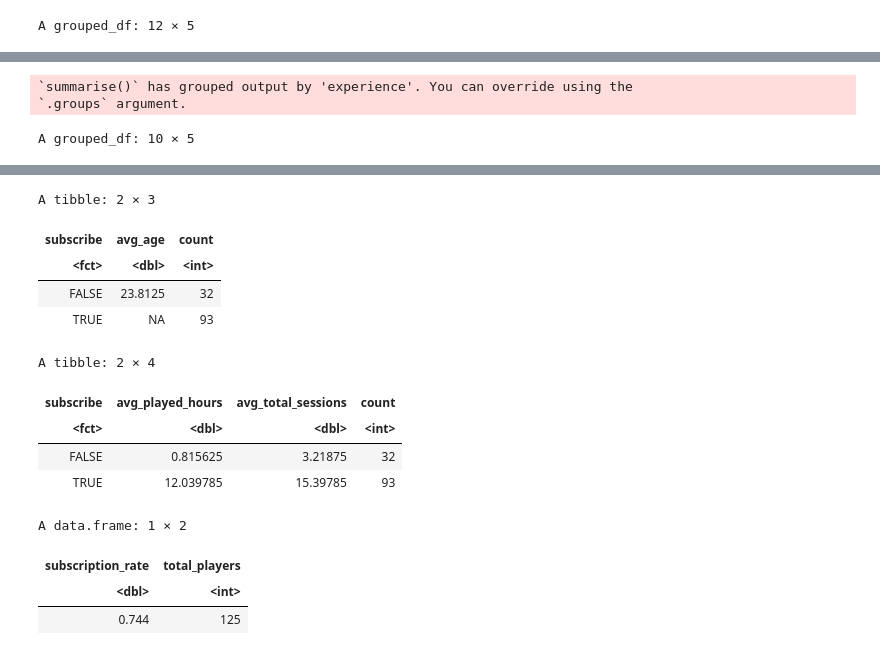
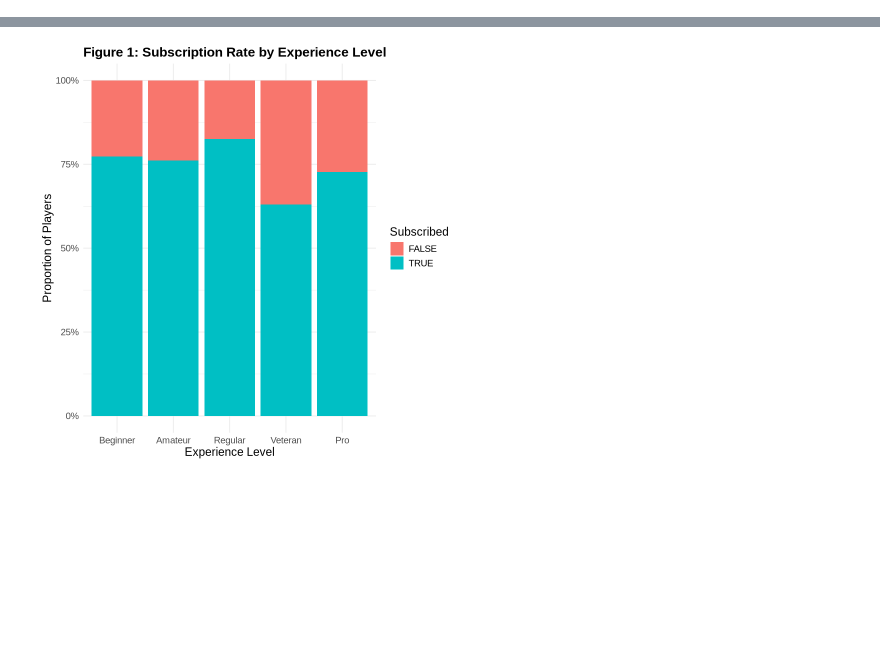
Before and after one commit to emily2628/Dsci-100---Final-Project, a Jupyter notebook: group_final_report.ipynb, the cells around one changed output, grey strips where cells are left out. Cells and saved outputs as stored; diff of their text form; code cells hidden in the pictures; blank space fills up the shorter version.

```diff
--- a/group_final_report.ipynb
+++ b/group_final_report.ipynb
@@ -175,48 +243,17 @@ I will use classification because our specific question asks to predict whether
 # %%
-# I will go over all predictors/variables to compare with subscription
-
-# Subscription rates by gender (multiply by 100 to get the percentage if we need)
-gender_summary <- model_data |>
-  group_by(gender, subscribe) |>
-  summarize(count = n()) |>
-  group_by(gender) |>
-  mutate(total = sum(count),
-         subscription_rate = count / total)
-
-gender_summary
-
-# Subscription rates by experience level (multiply by 100 to get the percentage if we need)
-experience_summary <- model_data |>
-  group_by(experience, subscribe) |>
-  summarize(count = n()) |>
-  group_by(experience) |>
-  mutate(total = sum(count),
-         subscription_rate = count / total)
-
-experience_summary
-
-
-# Average age by subscription status
-age_summary <- model_data |>
-  group_by(subscribe) |>
-  summarize(avg_age = mean(Age),
-            count = n())
-
-age_summary
-
-# Average engagement by subscription status
-engagement_summary <- model_data |>
-  group_by(subscribe) |>
-  summarize(avg_played_hours = mean(played_hours),
-            avg_total_sessions = mean(total_sessions),
-            count = n())
-
-engagement_summary
-
-# Correlation between numeric variables and subscription
-total_subscription_rate <- model_data |>
-  summarize(subscription_rate = mean(subscribe == TRUE),
-            total_players = n())
-
-total_subscription_rate
+# Plot subscription rate by experience level (proportion bar plot)
+ggplot(model_data_clean, aes(x = experience, fill = subscribe)) +
+    geom_bar(position = "fill") +
+    labs(
+        title = "Figure 1: Subscription Rate by Experience Level",
+        x = "Experience Level",
+        y = "Proportion of Players",
+        fill = "Subscribed"
+    ) +
+    scale_y_continuous(labels = scales::percent_format()) +
+    theme_minimal() +
+        theme(
+            text = element_text(size = 14),
+            plot.title = element_text(size = 16, face = "bold")
+    )
 # %% [output]
@@ -225 +259,0 @@ total_subscription_rate
-A grouped_df: 12 × 5
@@ -240,3 +259,0 @@ A grouped_df: 12 × 5
-`summarise()` has grouped output by 'experience'. You can override using the
-`.groups` argument.
-A grouped_df: 10 × 5
@@ -255,14 +260 @@ A grouped_df: 10 × 5
-A tibble: 2 × 3
-| subscribe | avg_age | count |
-| <fct> | <dbl> | <int> |
-| FALSE | 23.8125 | 32 |
-| TRUE | NA | 93 |
-A tibble: 2 × 4
-| subscribe | avg_played_hours | avg_total_sessions | count |
-| <fct> | <dbl> | <dbl> | <int> |
-| FALSE | 0.815625 | 3.21875 | 32 |
-| TRUE | 12.039785 | 15.39785 | 93 |
-A data.frame: 1 × 2
-| subscription_rate | total_players |
-| <dbl> | <int> |
-| 0.744 | 125 |
+[figure, added]
```
Also changed, not shown: parts of 47 cells of this notebook.
